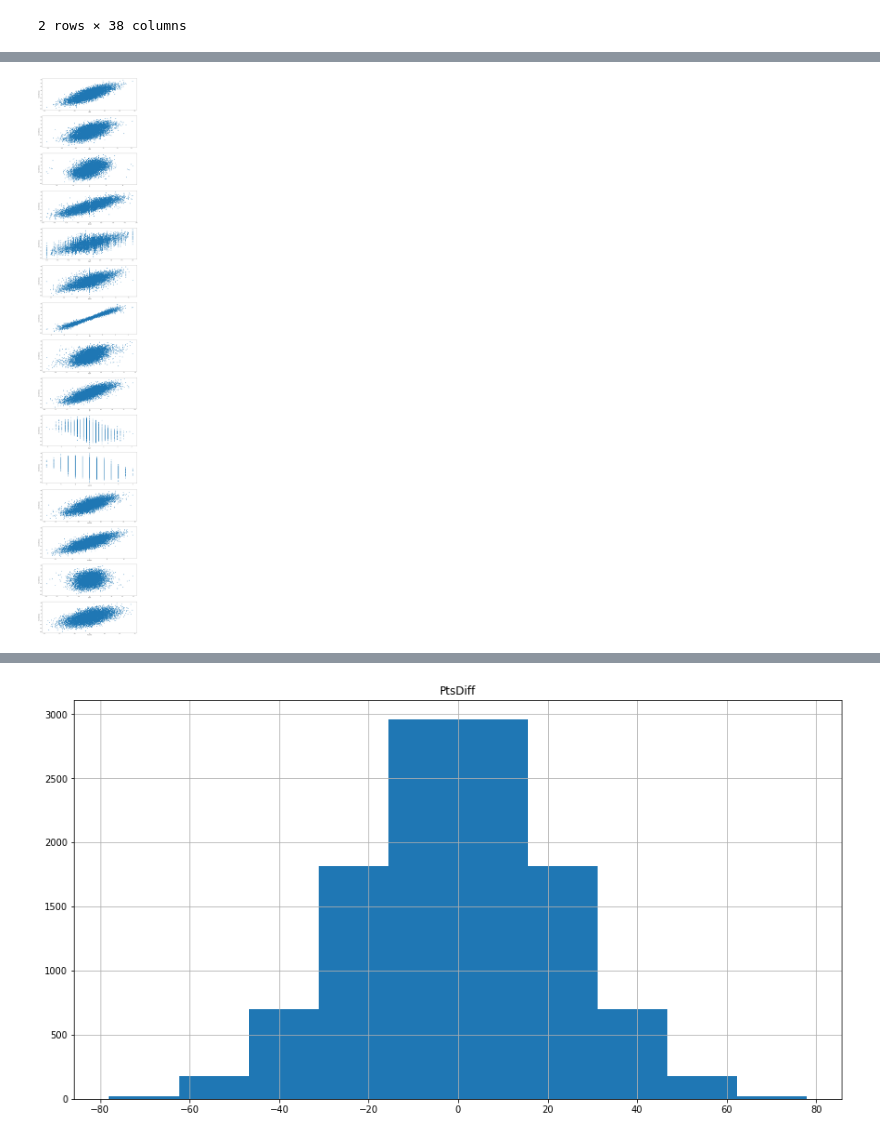
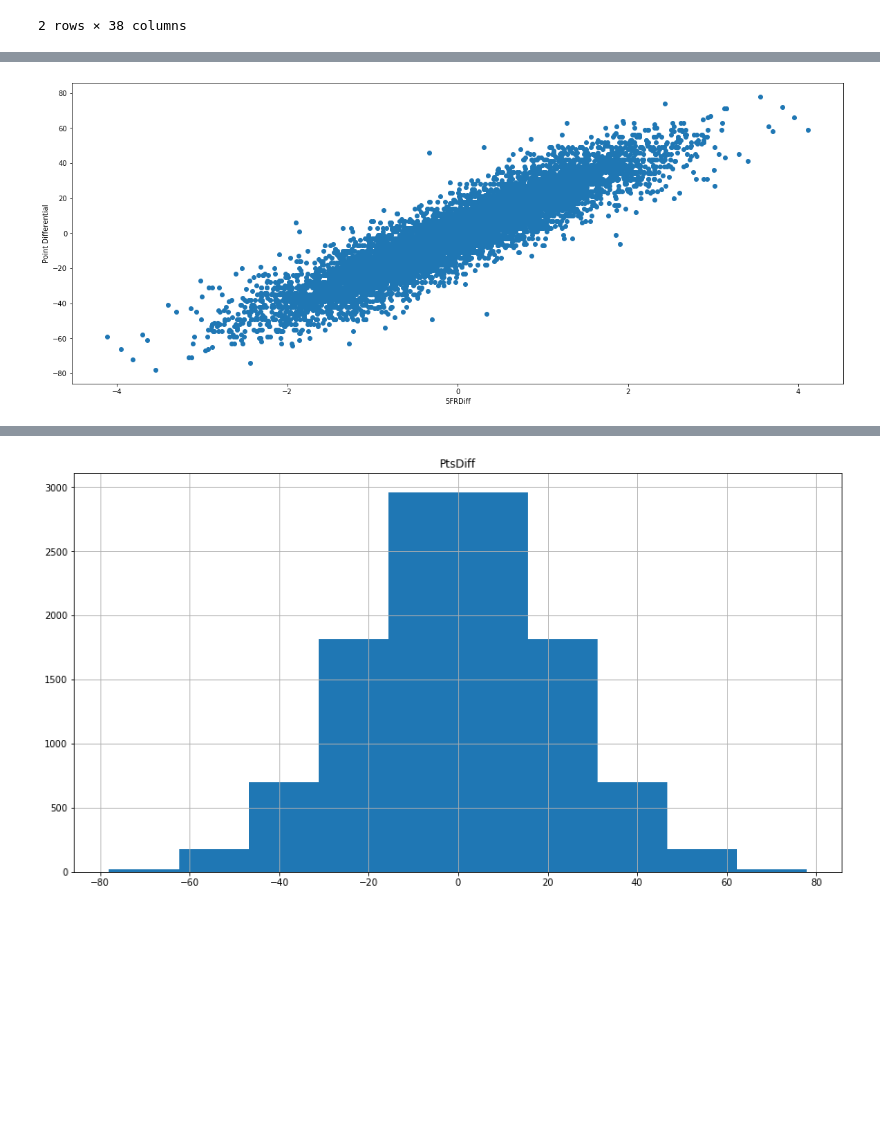
Before and after one commit to akeaswaran/cfb-pbp-analysis, a Jupyter notebook: win-prob.ipynb, the cells around one changed output, grey strips where cells are left out. Drawn from its saved outputs; the diff is of its cells as text; code cells hidden in the pictures; blank space fills up the shorter version.

Commit message:
fixed some bugs with floats and wrapping eqppp indices -- also removed the unnecessary charts of non 5FRDiff vs PtsSpread

```diff
--- a/win-prob.ipynb
+++ b/win-prob.ipynb
@@ -351,7 +351,7 @@ def translate(value, inputMin, inputMax, outputMin, outputMax):
     rightSpan = outputMax - outputMin
 
     # Convert the left range into a 0-1 range (float)
-    valueScaled = float(value - inputMin) / float(leftSpan)
+    valueScaled = value - inputMin / leftSpan
 
     # Convert the 0-1 range into a value in the right range.
     return outputMin + (valueScaled * rightSpan)
@@ -434,7 +434,7 @@ def calculate_box_score(game_id, year):
     if 'play_successful' not in game_pbp.columns:
         game_pbp['play_successful'] = game_pbp.apply(lambda x: is_successful_vector(x), axis=1)
     if 'EqPPP' not in game_pbp.columns:
-        game_pbp['EqPPP'] = game_pbp.apply(lambda x: ep_data.iloc[min(100, (x.yard_line + x.yards_gained))].ep - ep_data.iloc[x.yard_line].ep, axis=1)
+        game_pbp['EqPPP'] = game_pbp.apply(lambda x: ep_data.iloc[min(100, (x.yard_line + x.yards_gained))].ep - ep_data.iloc[max(min(x.yard_line, 100), 0)].ep, axis=1)
 
     home_team_play_stats = generate_team_play_stats(game_pbp, home_team)
     away_team_play_stats = generate_team_play_stats(game_pbp, away_team)
@@ -573,18 +579,18 @@ stored_game_boxes.head()
 # %%
 %matplotlib inline
 import numpy as np
 from matplotlib import colors
 from matplotlib.ticker import PercentFormatter
 import matplotlib.pyplot as plt
-f, axes = plt.subplots(len(inputs), figsize=(20, len(inputs) * 8))
+f, axes = plt.subplots(1, figsize=(20, 8))#plt.subplots(len(inputs), figsize=(20, len(inputs) * 8))
 
-for i in range(len(inputs)):
-    inpt = inputs[i]
-    axes[i].scatter(stored_game_boxes[f"{inpt}Diff"], stored_game_boxes.PtsDiff);
-    axes[i].set_xlabel(inpt)
-    axes[i].set_ylabel("Point Differential");
+# for i in range(len(inputs)):
+#     inpt = inputs[i]
+axes.scatter(stored_game_boxes[f"5FRDiff"], stored_game_boxes.PtsDiff);
+axes.set_xlabel("5FRDiff")
+axes.set_ylabel("Point Differential");
 # %% [output]
-[figure, old version]
+[figure, new version]
 # %%
 # Eliminate outliers
 from scipy import stats
```
Also changed, not shown: parts of 19 cells of this notebook.
